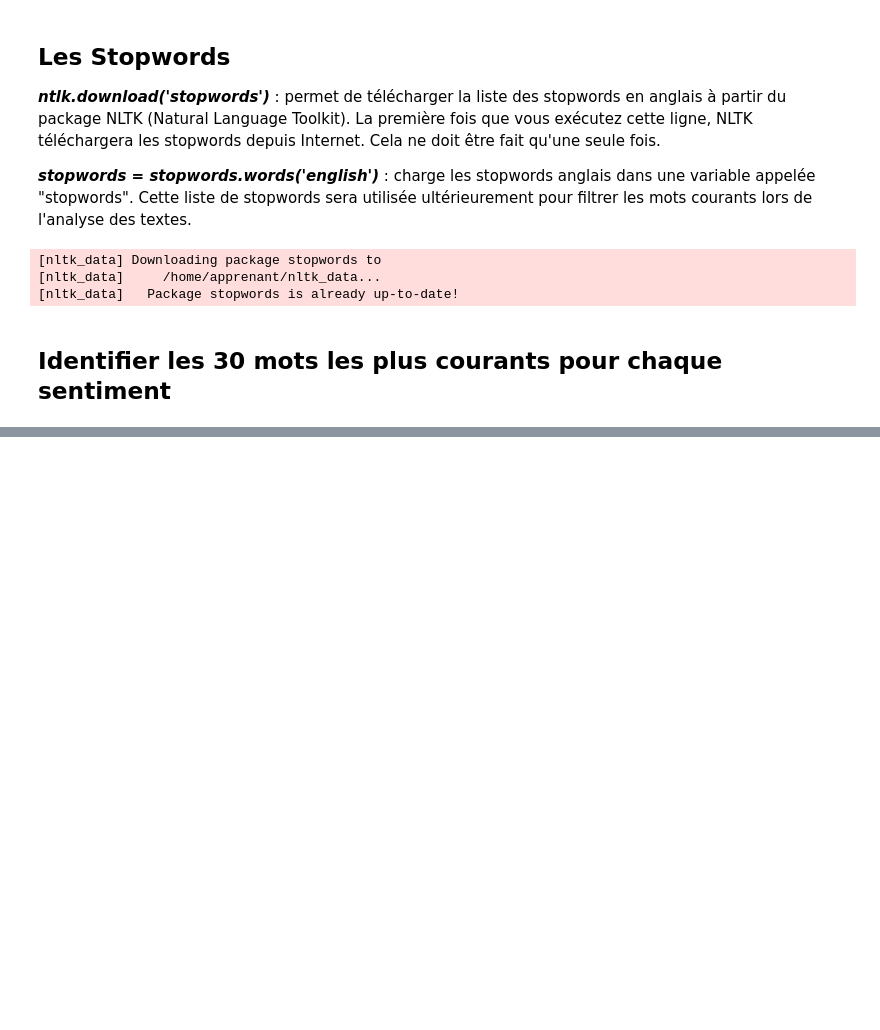
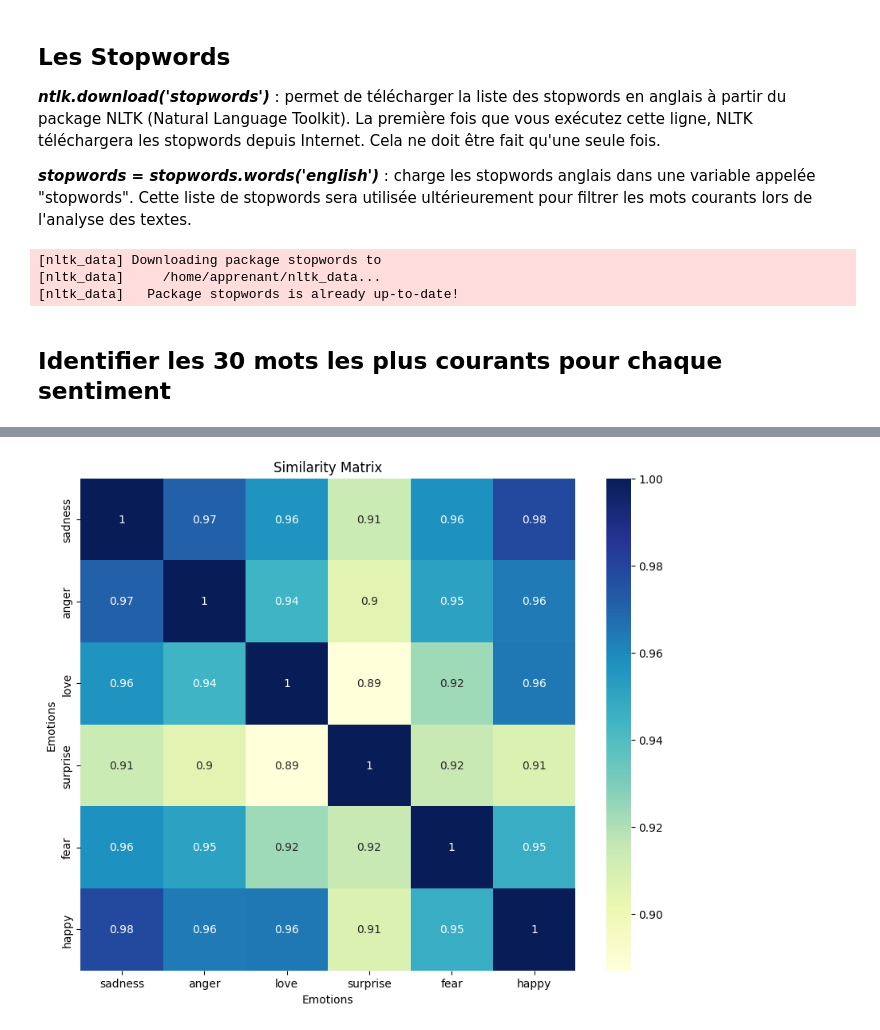
Before and after one commit to vanstavelD/Projet_nlp, a Jupyter notebook: Notebook/emotions_text.ipynb, the cells around one changed output, grey strips where cells are left out. Drawn from its saved outputs; the diff is of its cells as text; code cells hidden in the pictures; blank space fills up the shorter version.

```diff
--- a/Notebook/emotions_text.ipynb
+++ b/Notebook/emotions_text.ipynb
@@ -178,0 +115,34 @@ Name: count, dtype: int64
+# %%
+import numpy as np
+from sklearn.metrics.pairwise import cosine_similarity
+
+# Création d'une matrice vide pour stocker les similarités
+similarity_matrix = np.zeros((len(emotions), len(emotions)))
+
+# Obtention de tous les mots à partir des émotions
+all_words = set()
+for emotion in emotions:
+    all_words.update(emotion_word_counts[emotion].keys())
+
+# Conversion des vecteurs de fréquence des mots en tableaux numpy de la même dimension
+word_counts_array = np.zeros((len(emotions), len(all_words)))
+for i, emotion in enumerate(emotions):
+    word_counts = emotion_word_counts[emotion]
+    for j, word in enumerate(all_words):
+        word_counts_array[i, j] = word_counts[word]
+
+# Calcul des similarités
+for i in range(len(emotions)):
+    for j in range(len(emotions)):
+        similarity = cosine_similarity([word_counts_array[i]], [word_counts_array[j]])[0][0]
+        similarity_matrix[i, j] = similarity
+
+# Affichage de la heatmap
+plt.figure(figsize=(10, 8))
+sns.heatmap(similarity_matrix, annot=True, cmap="YlGnBu", xticklabels=emotions, yticklabels=emotions)
+plt.xlabel('Emotions')
+plt.ylabel('Emotions')
+plt.title('Similarity Matrix')
+plt.show()
+# %% [output]
+[figure, added]
```
Also changed, not shown: parts of 14 cells of this notebook, 1 other file.
